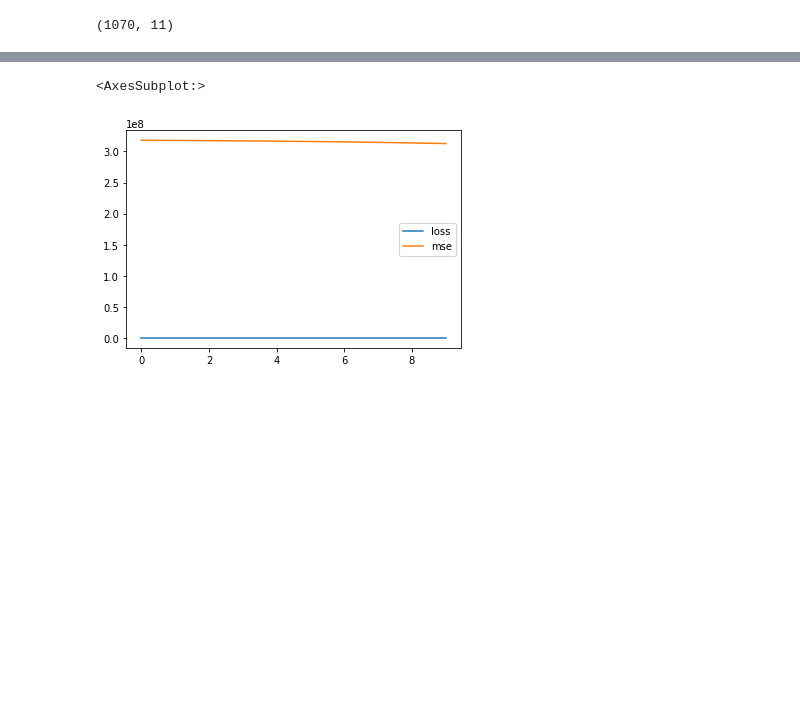
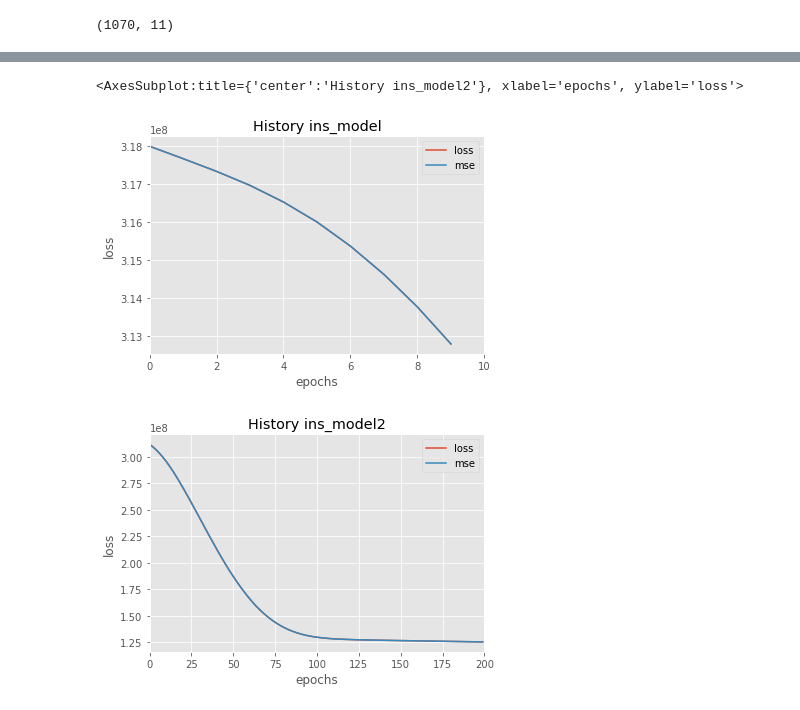
Before and after one commit to RomanMykolaichuk/ml2021, a Jupyter notebook: Lections/lection6(NN regression)/lection6.ipynb, the cells around one changed output, grey strips where cells are left out. Saved outputs shown, nothing was run; the diff lists cells and outputs as text; code cells hidden in the pictures; blank space fills up the shorter version.

```diff
--- a/Lections/lection6(NN regression)/lection6.ipynb
+++ b/Lections/lection6(NN regression)/lection6.ipynb
@@ -319,7 +314,7 @@ ins_model = tf.keras.Sequential([
 ])
 
 ins_model.compile(
-    loss='mae',
+    loss='mse',
     optimizer=Adam(),
     metrics=['mse']
 )
@@ -350 +345,3 @@ Epoch 10/10
+# %%
+ins_history2 = ins_model.fit(X_train,y_train,epochs=200, verbose=0)
 # %%
@@ -355,5 +352,11 @@ ins_model.evaluate(X_test,y_test)
-# %%
-pd.DataFrame(ins_history.history).plot()
-# %% [output]
-<AxesSubplot:>
-[figure, removed]
+# %%
+
+
+pd.DataFrame(ins_history.history).plot(xlabel="epochs",
+ylabel="loss",title="History ins_model", xlim=(0,10))
+pd.DataFrame(ins_history2.history).plot(xlabel="epochs",
+ylabel="loss",title="History ins_model2", xlim=(0,200))
+# %% [output]
+<AxesSubplot:title={'center':'History ins_model2'}, xlabel='epochs', ylabel='loss'>
+[figure, added]
+[figure, added]
```
Also changed, not shown: parts of 23 cells of this notebook, 2 other files.
